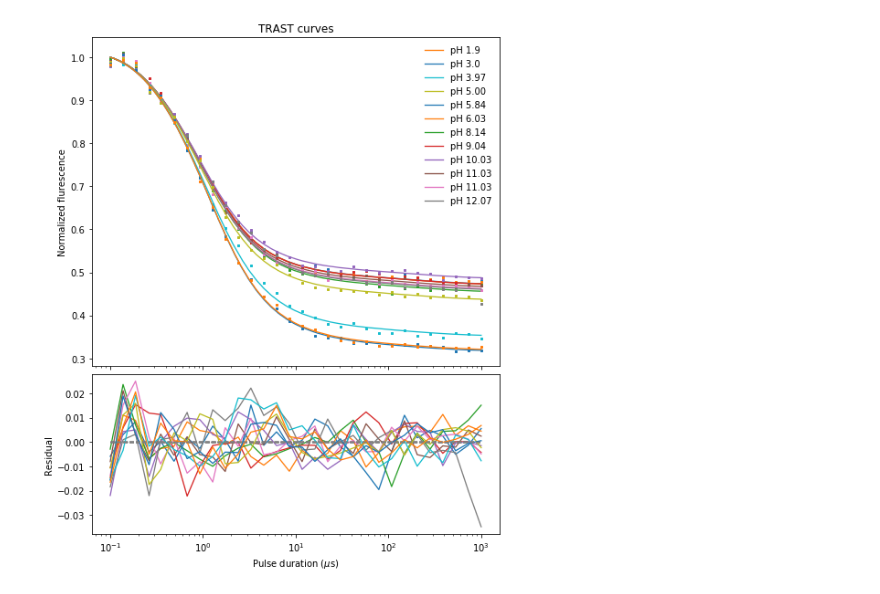
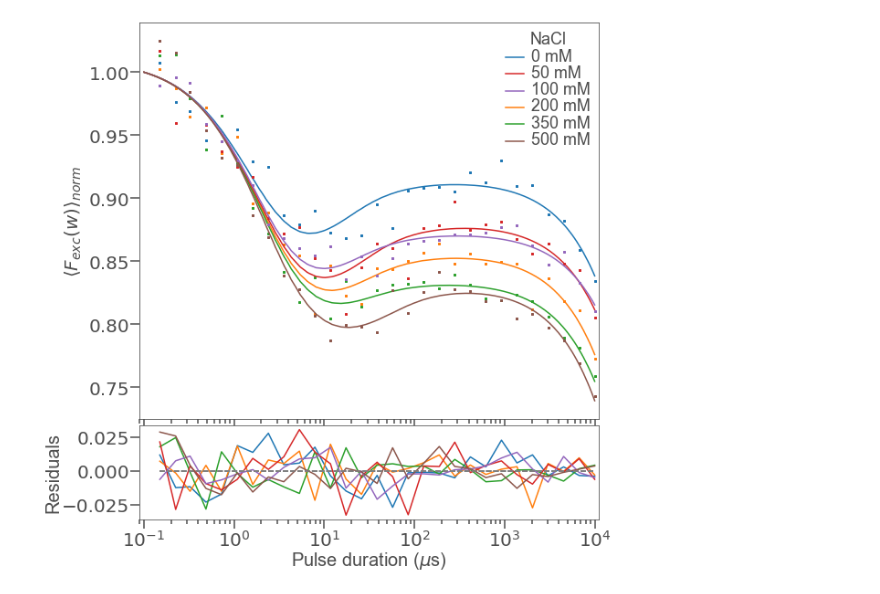
Before and after one commit to duzhx04/TRAST-data-analyze, a Jupyter notebook: TRAST_data_draw_Fig.ipynb, the cells around one changed output. Cells and saved outputs as stored; diff of their text form; code cells hidden in the pictures.

```diff
--- a/TRAST_data_draw_Fig.ipynb
+++ b/TRAST_data_draw_Fig.ipynb
@@ -229,11 +232,11 @@ def significance(data1, data2):
 # %%
 # Style definitions
-axstyle = {'LegendSize':9,
-           'LabelSize':10,
-           'MajorTickWidth':1,
-           'MajorTickLength':7,
-           'MinorTickWidth':1,
-           'MinorTickLength':3,
+axstyle = {'LegendSize':18,
+           'LabelSize':20,
+           'MajorTickWidth':1.5,
+           'MajorTickLength':10,
+           'MinorTickWidth':1.5,
+           'MinorTickLength':5,
            'LabelFont':'Arial',
            'LegendFont':'Arial'}
 
@@ -253,9 +256,9 @@ marker_style = {'markersize':2,
                'linestyle':'none',
                'marker':'s'}
 
-line_style = {'linewidth':1.3}
+line_style = {'linewidth':1.5}
 
-dashed_line_style = {'linewidth':1.3,
+dashed_line_style = {'linewidth':1.5,
                      'linestyle':'dashed',
                      'color':'gray'}
 
@@ -264,7 +267,7 @@ errorbar_style = {'markersize':4,
                   'elinewidth':1.3,
                   'capsize':3}
 
-legend_style = {'handlelength':1,
+legend_style = {'handlelength':2,
                 'labelspacing':0.03}
 
 TRAST_axis_label = {'xlabel':r'Pulse duration ($\mu$s)',
@@ -286,31 +674,37 @@ logminors = list(np.linspace(2, 9, 8)*0.1)+list(np.linspace(2, 9, 8))+list(np.li
 # %%
-def plotFig(filename):
-    plt.figure(figsize=(8,10))
-    gs = gridspec.GridSpec(3,3,hspace=0.05)
-    ax1=plt.subplot(gs[:-1,:])
-    ax2=plt.subplot(gs[-1,:])
-    with h5py.File(filename,'r') as f:
+def plotfig_NaCl(file):
+
+    plt.figure(figsize=(9,10))
+    gs = gridspec.GridSpec(5,4,hspace=0.07)
+    axMain=plt.subplot(gs[:-1,:])
+    axRes=plt.subplot(gs[-1,:])
+
+    with h5py.File(file,'r') as f:
         for k in f.keys():
-            for i, N in enumerate(f[k]['HDfit'][:,0]):
-                M= np.max(f[k]['HDfit'][i,:])
-                tp = f[k]['tp'][:]
-                ind = np.argsort(tp)
-                residual = f[k]['residual'][i,:]
-                hPlot = ax1.semilogx(f[k]['tp'],f[k]['TRAST'][i,:]/N, **marker_style)
-                ax1.semilogx(f[k]['HDtp'],f[k]['HDfit'][i,:]/N, color=hPlot[0].get_color(),label=(k.split('_')[1]+' '+k.split('_')[2]), **line_style)
-                hPlot = ax2.semilogx(f[k]['tp'],f[k]['residual'][i,:],**line_style)
-                ax2.semilogx(np.array([tp[ind][0], tp[ind][-1]]), np.array([0, 0]), **dashed_line_style)
+            N = f[k]['HDfit'][:,0]  # choose the first fitting point to normalize
+            #M= np.max(f[k]['HDfit'][0,:])  #choose the max fitting point to normalize
+            tp = f[k]['tp'][:]
+            ind = np.argsort(tp)  #should not nessesary
+            residual = f[k]['residual'][0,:]
 
-    handles,labels = ax1.get_legend_handles_labels()
-    pH=[]
+            #Main plot
+            hPlot = axMain.semilogx(f[k]['tp'],f[k]['TRAST'][0,:]/N, **marker_style)
+            axMain.semilogx(f[k]['HDtp'],f[k]['HDfit'][0,:]/N, color=hPlot[0].get_color(),label=k.split('_')[1].split('mM')[0] + ' mM',
+                            **line_style)
+
+
+            #residual plot
+            hPlot = axRes.semilogx(tp[ind],residual[ind], color=hPlot[0].get_color(),**line_style)
+            axRes.semilogx(np.array([tp[0], tp[-1]]), np.array([0, 0]), **dashed_line_style)
+
+    handles,labels = axMain.get_legend_handles_labels()
+    label_sort = []
     print(handles)
     print(labels)
     for i in labels:
-        pH.append(float(i.split(' ')[1]))
+        label_sort.append(float(i.split(' ')[0]))
 
-
-    ind=np.argsort(pH)
-
+    ind=np.argsort(label_sort)
 
     newhandles=[]
     newlabels=[]
@@ -318,17 +712,25 @@ def plotFig(filename):
         newhandles.append(handles[n])
         newlabels.append(labels[n])
 
-    ax1.set_title('TRAST curves')
-    ax1.legend(loc='best',frameon=False,handles=newhandles,labels=newlabels)
-    ax1.set_xticks([0.1, 1, 10, 100, 1000])
-    ax1.set_ylabel('Normalized flurescence')
+    #axMain.set_title('TRAST Curves')
+    axMain.legend(loc='best',frameon=False,title = 'NaCl', handles=newhandles,labels=newlabels, ncol=1, **legend_style)
 
-    ax2.set_xticks([0.1, 1, 10, 100, 1000])
-    ax2.set_xlabel('Pulse duration ($\u03BC$s)')
-    ax2.set_ylabel('Residual')
+    axMain.set_xlim((0.09, 11000))
+    axMain.tick_params(labelbottom=False)
 
+    axRes.set_xticks([0.1, 1, 10, 100, 1000,10000])
+
+
+    axRes.set_xlim((0.09, 11000))
+
+    st.TRASTstyle(axMain, axRes, axstyle, **TRAST_axis_label)
+
+
+    plt.savefig(directory + filename.split('.')[0] + '.tiff',dpi=300,bbox_inches='tight') #bbox_inches='tight' 让图片保存显示完整
     plt.show()
 
-plotFig(file)
+
+
+#plotfig_NaCl(file)
 # %% [output]
 [<matplotlib.lines.Line2D object at 0x...>, <matplotlib.lines.Line2D object at 0x...>, <matplotlib.lines.Line2D object at 0x...>, <matplotlib.lines.Line2D object at 0x...>, <matplotlib.lines.Line2D ob ...
@@ -336 +738 @@ plotFig(file)
-[figure, old version]
+[figure, new version]
```
Also changed, not shown: parts of 35 cells of this notebook.
